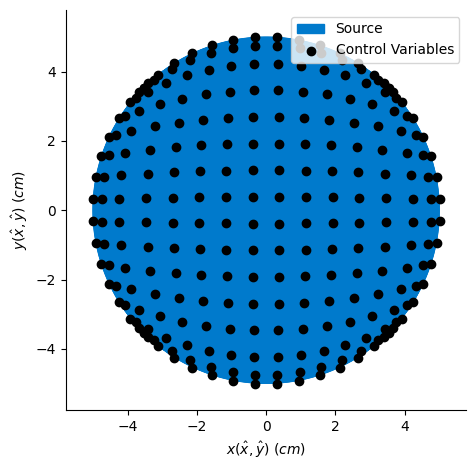
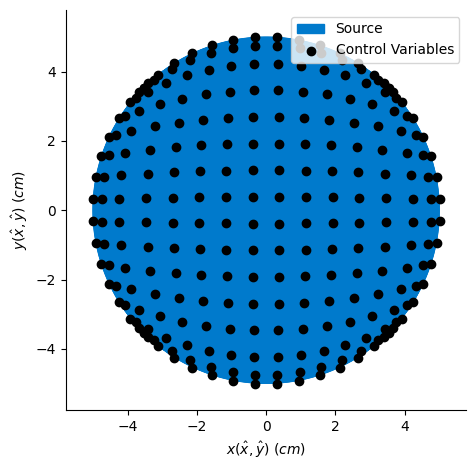
The change to this notebook cell's code, shown as a diff; its figure went from the first image to the second:
--- before
+++ after
@@ -2,4 +2,4 @@
 ax = mesh.plot()
 plt.tight_layout()
-plt.savefig("./figs/circle.png", dpi=300)
+plt.savefig("./figs/circle.png", dpi=300, transparent=True)
 plt.show()

Commit: fixed source square and circle notebooks